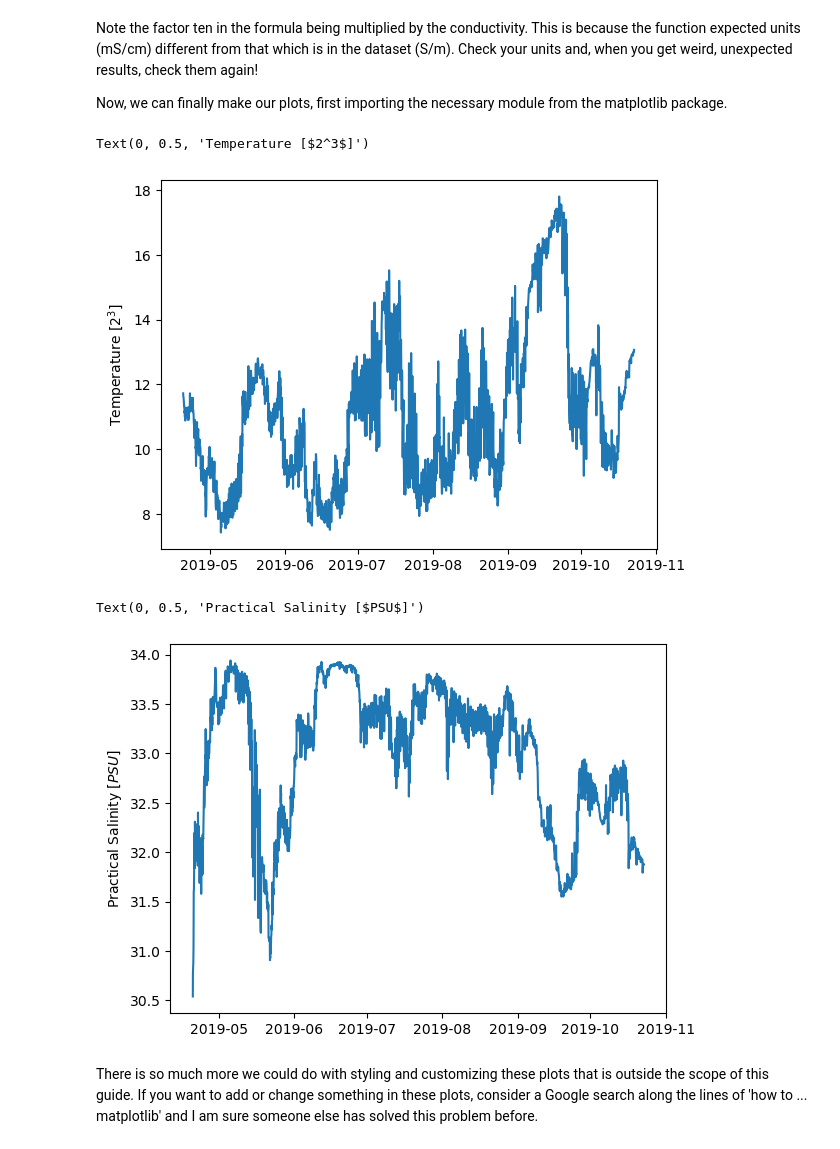
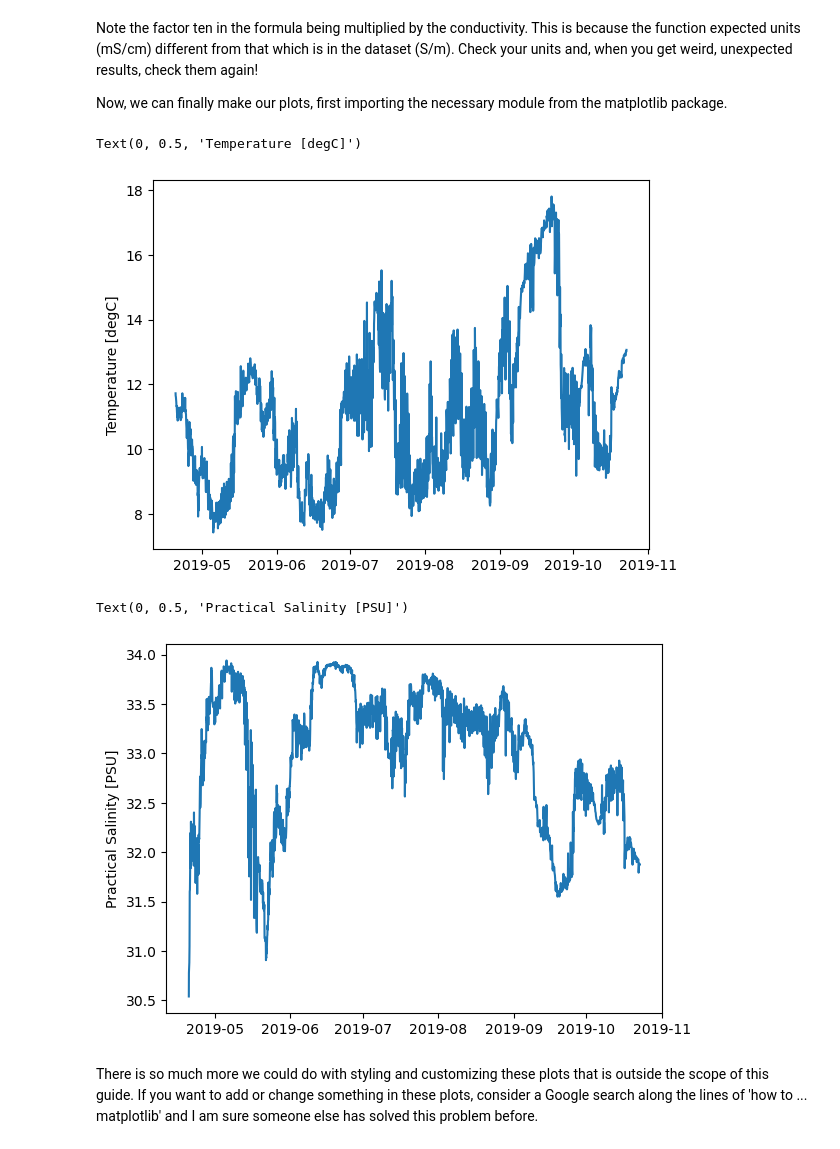
Before and after one commit to andrew-s28/OOI-data-analysis, a Jupyter notebook: src/_build/html/_sources/OOI-SSM-Plotting.ipynb, the cells around one changed output. Saved outputs shown, nothing was run; the diff lists cells and outputs as text; code cells hidden in the pictures.

```diff
--- a/src/_build/html/_sources/OOI-SSM-Plotting.ipynb
+++ b/src/_build/html/_sources/OOI-SSM-Plotting.ipynb
@@ -117,18 +117,16 @@ Now, we can finally make our plots, first importing the necessary module from th
 # %%
 import matplotlib.pyplot as plt
 # %%
-plt.plot(ctd_ds['time'],ctd_ds['temp'])
-#the dollar signs around the oC allow Latex-style formatting in matplotlib labels
-plt.ylabel('Temperature [$2^3$]')
+plt.plot(ctd_ds['time'], ctd_ds['temp'])
+plt.ylabel('Temperature [degC]')
 # %% [output]
-Text(0, 0.5, 'Temperature [$2^3$]')
+Text(0, 0.5, 'Temperature [degC]')
-[figure, old version]
+[figure, new version]
 # %%
-plt.plot(ctd_ds['time'],ctd_ds['sal_p'])
-#the dollar signs around the PSU allow Latex-style formatting in matplotlib labels
-plt.ylabel('Practical Salinity [$PSU$]')
+plt.plot(ctd_ds['time'], ctd_ds['sal_p'])
+plt.ylabel('Salinity [PSU]')
 # %% [output]
-Text(0, 0.5, 'Practical Salinity [$PSU$]')
+Text(0, 0.5, 'Practical Salinity [PSU]')
-[figure, old version]
+[figure, new version]
 # %% [markdown]
 There is so much more we could do with styling and customizing these plots that is outside the scope of this guide. If you want to add or change something in these plots, consider a Google search along the lines of 'how to ... matplotlib' and I am sure someone else has solved this problem before.
```
Also changed, not shown: parts of 5 cells of this notebook, 22 other files.
